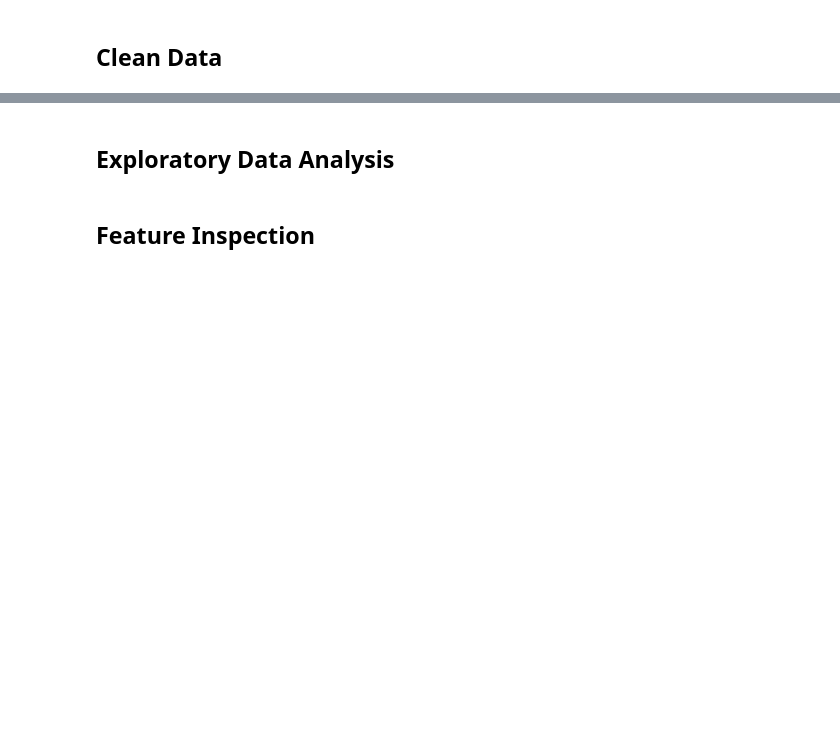
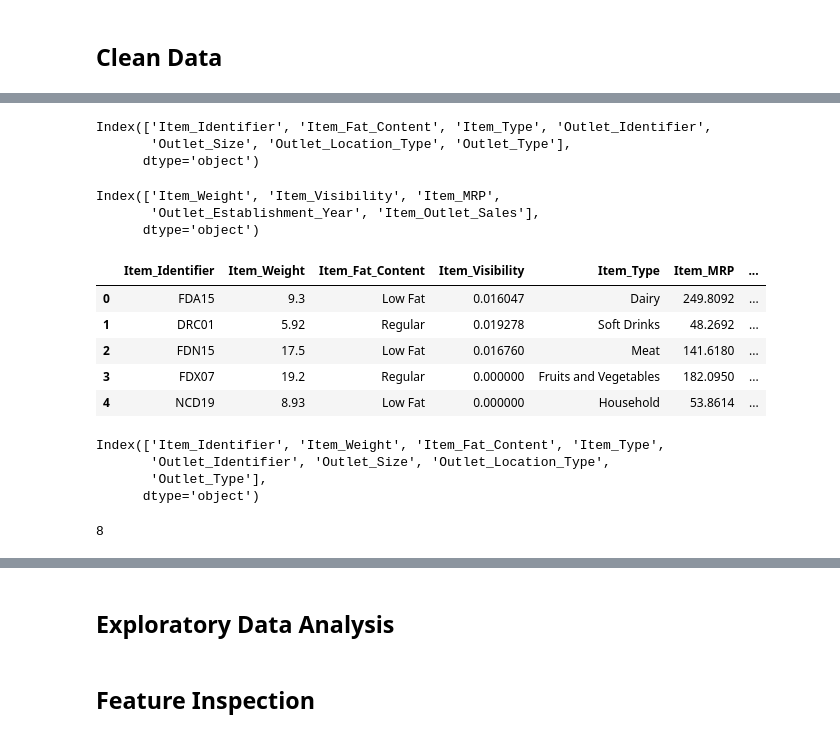
Before and after one commit to NMtuzula/Prediction-of-Product-Sales, a Jupyter notebook: Headers.ipynb, the cells around one changed output, grey strips where cells are left out. Saved outputs shown, nothing was run; the diff lists cells and outputs as text; code cells hidden in the pictures; blank space fills up the shorter version.

```diff
--- a/Headers.ipynb
+++ b/Headers.ipynb
@@ -12,0 +169,46 @@
+# %%
+#Addressing missing values by using a placeholder value
+cat_columns = df_predictions.select_dtypes('object').columns
+cat_columns
+# %% [output]
+Index(['Item_Identifier', 'Item_Fat_Content', 'Item_Type', 'Outlet_Identifier',
+       'Outlet_Size', 'Outlet_Location_Type', 'Outlet_Type'],
+      dtype='object')
+# %%
+#Filling missing values with placeholder MISSING
+df_predictions[cat_columns] = df_predictions[cat_columns].fillna('MISSING')
+# %%
+#saving a list of numeric column names
+num_columns = df_predictions.select_dtypes('number').columns
+num_columns
+# %% [output]
+Index(['Item_Weight', 'Item_Visibility', 'Item_MRP',
+       'Outlet_Establishment_Year', 'Item_Outlet_Sales'],
+      dtype='object')
+# %%
+#filling missing numeric columns with placeholder -1
+df_predictions[num_columns] = df_predictions[num_columns].fillna('-1')
+# %%
+#Confirming that there are no missing values
+df_predictions.head()
+# %% [output]
+|  | Item_Identifier | Item_Weight | Item_Fat_Content | Item_Visibility | Item_Type | Item_MRP | ... |
+| 0 | FDA15 | 9.3 | Low Fat | 0.016047 | Dairy | 249.8092 | ... |
+| 1 | DRC01 | 5.92 | Regular | 0.019278 | Soft Drinks | 48.2692 | ... |
+| 2 | FDN15 | 17.5 | Low Fat | 0.016760 | Meat | 141.6180 | ... |
+| 3 | FDX07 | 19.2 | Regular | 0.000000 | Fruits and Vegetables | 182.0950 | ... |
+| 4 | NCD19 | 8.93 | Low Fat | 0.000000 | Household | 53.8614 | ... |
+# %%
+#Finding inconsistent categoriesof data
+string_column = df_predictions.select_dtypes('object').columns
+string_column
+# %% [output]
+Index(['Item_Identifier', 'Item_Weight', 'Item_Fat_Content', 'Item_Type',
+       'Outlet_Identifier', 'Outlet_Size', 'Outlet_Location_Type',
+       'Outlet_Type'],
+      dtype='object')
+# %%
+#check unique values on string_column
+string_column.nunique()
+# %% [output]
+8
```
Also changed, not shown: parts of 22 cells of this notebook.
